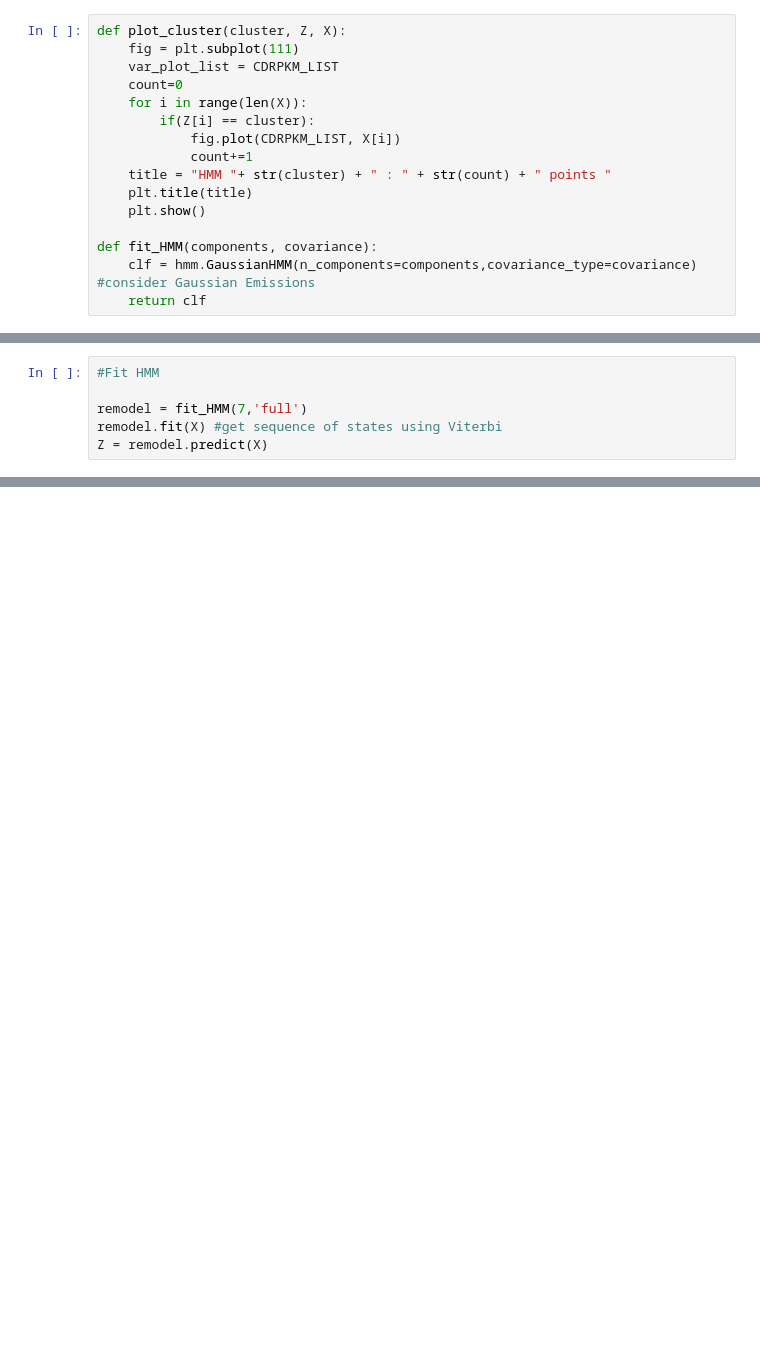
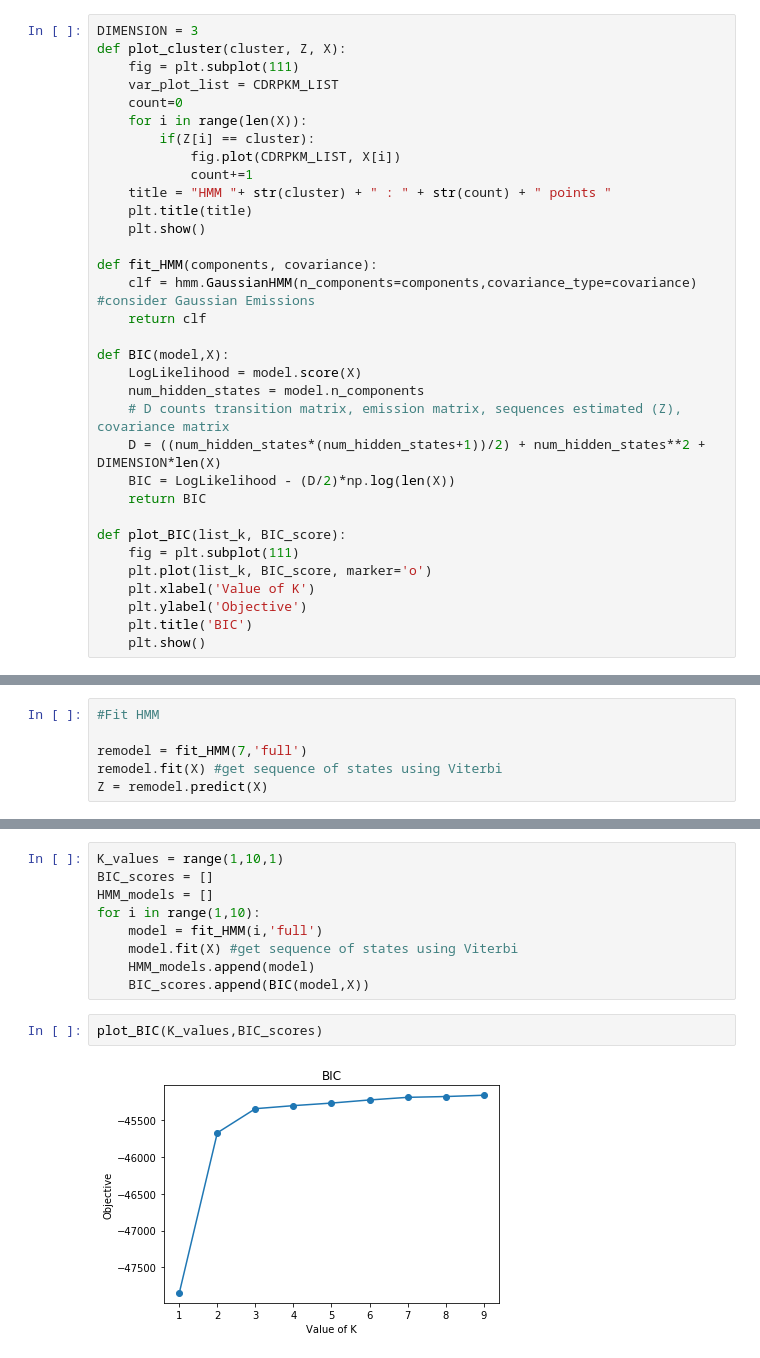
Before and after one commit to akd13/MA4199-FYP, a Jupyter notebook: Sample Data Plots/HMM Training.ipynb, the cells around one changed output, grey strips where cells are left out. Drawn from its saved outputs; the diff is of its cells as text; blank space fills up the shorter version.

```diff
--- a/Sample Data Plots/HMM Training.ipynb
+++ b/Sample Data Plots/HMM Training.ipynb
@@ -11,6 +11,7 @@ import matplotlib.pyplot as plt
 import collections, operator
 warnings.filterwarnings("ignore")
 # %%
+DIMENSION = 3
 def plot_cluster(cluster, Z, X):
     fig = plt.subplot(111)
     var_plot_list = CDRPKM_LIST
@@ -26,6 +27,22 @@ def plot_cluster(cluster, Z, X):
 def fit_HMM(components, covariance):
     clf = hmm.GaussianHMM(n_components=components,covariance_type=covariance) #consider Gaussian Emissions
     return clf
+
+def BIC(model,X):
+    LogLikelihood = model.score(X)
+    num_hidden_states = model.n_components
+    # D counts transition matrix, emission matrix, sequences estimated (Z), covariance matrix
+    D = ((num_hidden_states*(num_hidden_states+1))/2) + num_hidden_states**2 + DIMENSION*len(X)
+    BIC = LogLikelihood - (D/2)*np.log(len(X))
+    return BIC
+
+def plot_BIC(list_k, BIC_score):
+    fig = plt.subplot(111)
+    plt.plot(list_k, BIC_score, marker='o')
+    plt.xlabel('Value of K')
+    plt.ylabel('Objective')
+    plt.title('BIC')
+    plt.show()
 # %%
 #Dataset
 
@@ -192,0 +240,13 @@ for i in range(0,3):
+# %%
+K_values = range(1,10,1)
+BIC_scores = []
+HMM_models = []
+for i in range(1,10):
+    model = fit_HMM(i,'full')
+    model.fit(X) #get sequence of states using Viterbi
+    HMM_models.append(model)
+    BIC_scores.append(BIC(model,X))
+# %%
+plot_BIC(K_values,BIC_scores)
+# %% [output]
+[figure, added]
```
Also changed, not shown: parts of 7 cells of this notebook, 3 other files.
